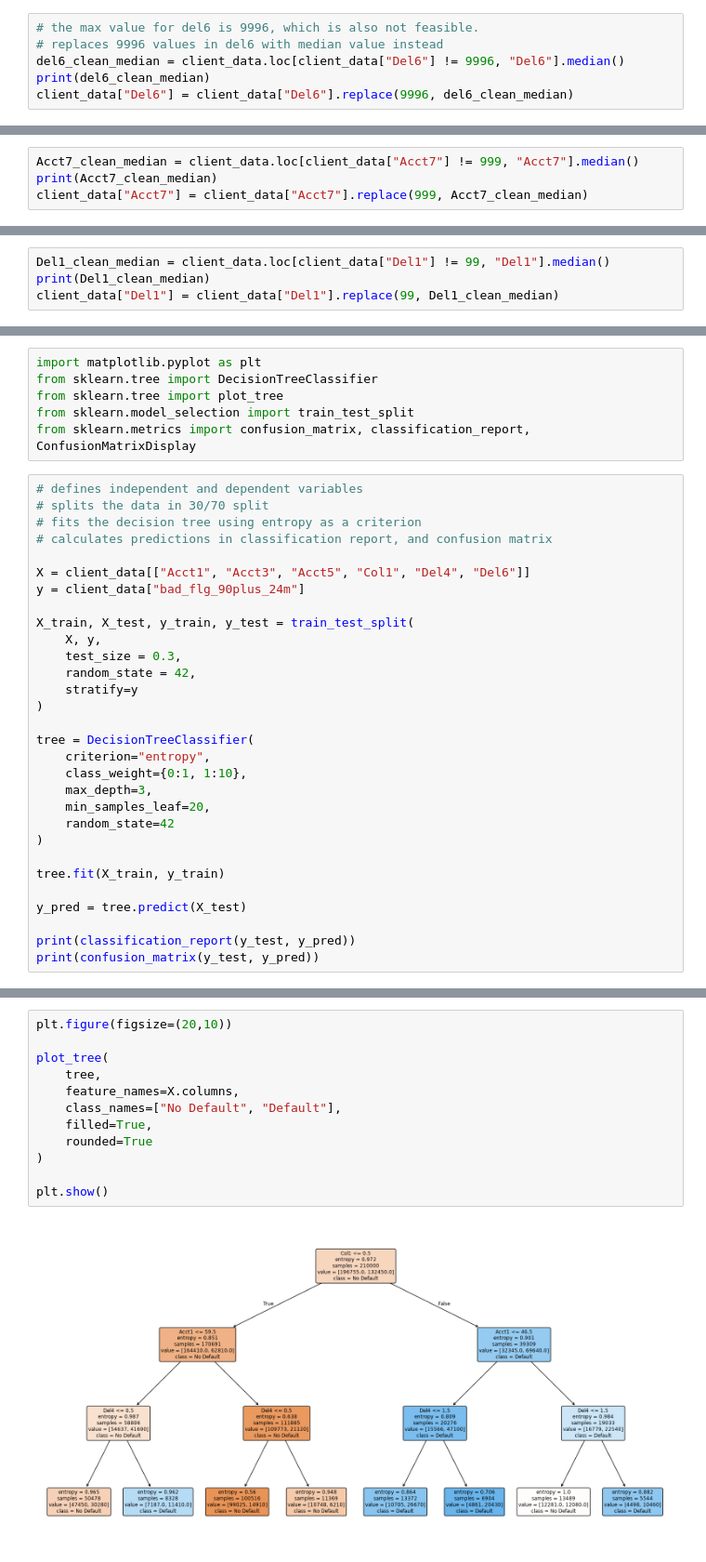
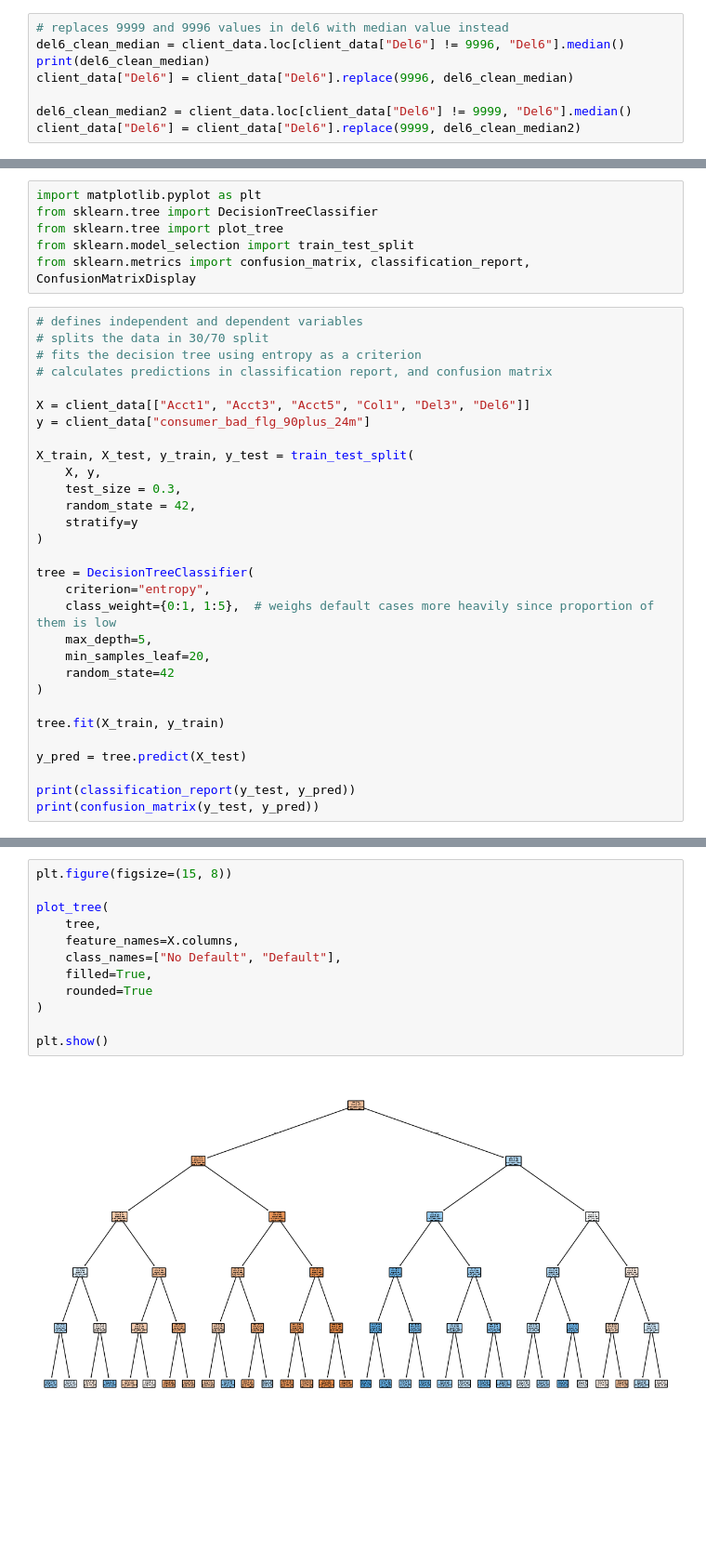
Before and after one commit to KateAnglim/CaseComp2026, a Jupyter notebook: day_1.ipynb, the cells around one changed output, grey strips where cells are left out. Shown at 93% size. Saved outputs shown, nothing was run; the diff lists cells and outputs as text; blank space fills up the shorter version.

```diff
--- a/day_1.ipynb
+++ b/day_1.ipynb
@@ -69,12 +96,10 @@ client_data["Acct5"] = client_data["Acct5"].replace(9999, acct5_clean_median)
 # %%
-# the max value for del6 is 9996, which is also not feasible.
-# replaces 9996 values in del6 with median value instead
+# replaces 9999 and 9996 values in del6 with median value instead
 del6_clean_median = client_data.loc[client_data["Del6"] != 9996, "Del6"].median()
 print(del6_clean_median)
 client_data["Del6"] = client_data["Del6"].replace(9996, del6_clean_median)
+
+del6_clean_median2 = client_data.loc[client_data["Del6"] != 9999, "Del6"].median()
+client_data["Del6"] = client_data["Del6"].replace(9999, del6_clean_median2)
 # %% [output]
 23.0
-# %%
-Acct7_clean_median = client_data.loc[client_data["Acct7"] != 999, "Acct7"].median()
-print(Acct7_clean_median)
-client_data["Acct7"] = client_data["Acct7"].replace(999, Acct7_clean_median)
@@ -83,4 +105,0 @@ client_data["Acct7"] = client_data["Acct7"].replace(999, Acct7_clean_median)
-# %%
-Del1_clean_median = client_data.loc[client_data["Del1"] != 99, "Del1"].median()
-print(Del1_clean_median)
-client_data["Del1"] = client_data["Del1"].replace(99, Del1_clean_median)
@@ -110,8 +132,8 @@ from sklearn.metrics import confusion_matrix, classification_report, ConfusionMa
 # fits the decision tree using entropy as a criterion
 # calculates predictions in classification report, and confusion matrix
 
-X = client_data[["Acct1", "Acct3", "Acct5", "Col1", "Del4", "Del6"]]
-y = client_data["bad_flg_90plus_24m"]
+X = client_data[["Acct1", "Acct3", "Acct5", "Col1", "Del3", "Del6"]]
+y = client_data["consumer_bad_flg_90plus_24m"]
 
 X_train, X_test, y_train, y_test = train_test_split(
     X, y,
@@ -122,8 +144,8 @@ X_train, X_test, y_train, y_test = train_test_split(
 
 tree = DecisionTreeClassifier(
     criterion="entropy",
-    class_weight={0:1, 1:10},
-    max_depth=3,
+    class_weight={0:1, 1:5},  # weighs default cases more heavily since proportion of them is low
+    max_depth=5,
     min_samples_leaf=20,
     random_state=42
 )
@@ -168,14 +203,14 @@ plt.show()
 # %%
-plt.figure(figsize=(20,10))
+plt.figure(figsize=(15, 8))
 
 plot_tree(
     tree,
     feature_names=X.columns,
     class_names=["No Default", "Default"],
     filled=True,
     rounded=True
 )
 
 plt.show()
 # %% [output]
-[figure, old version]
+[figure, new version]
```
Also changed, not shown: parts of 36 cells of this notebook, 1 other file.
